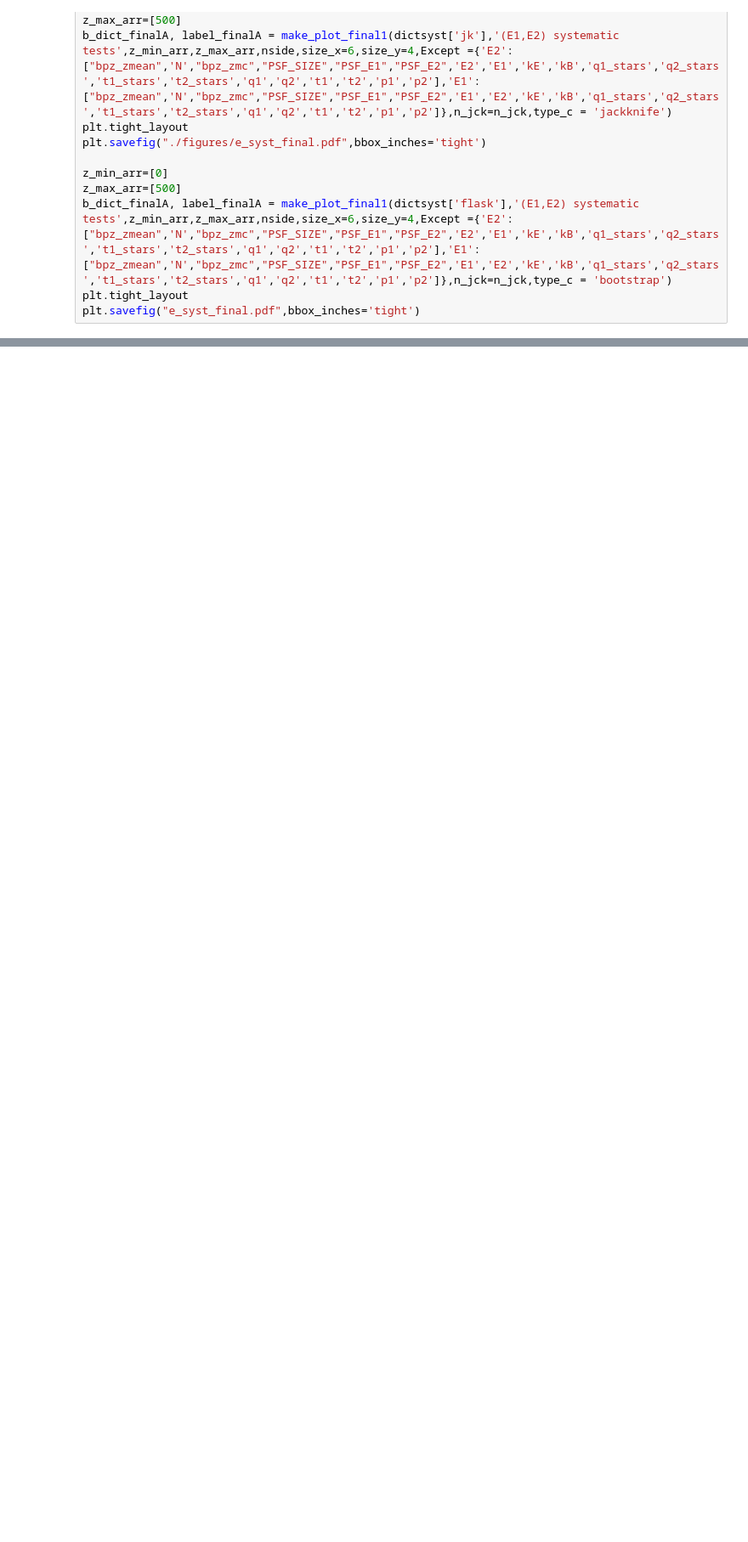
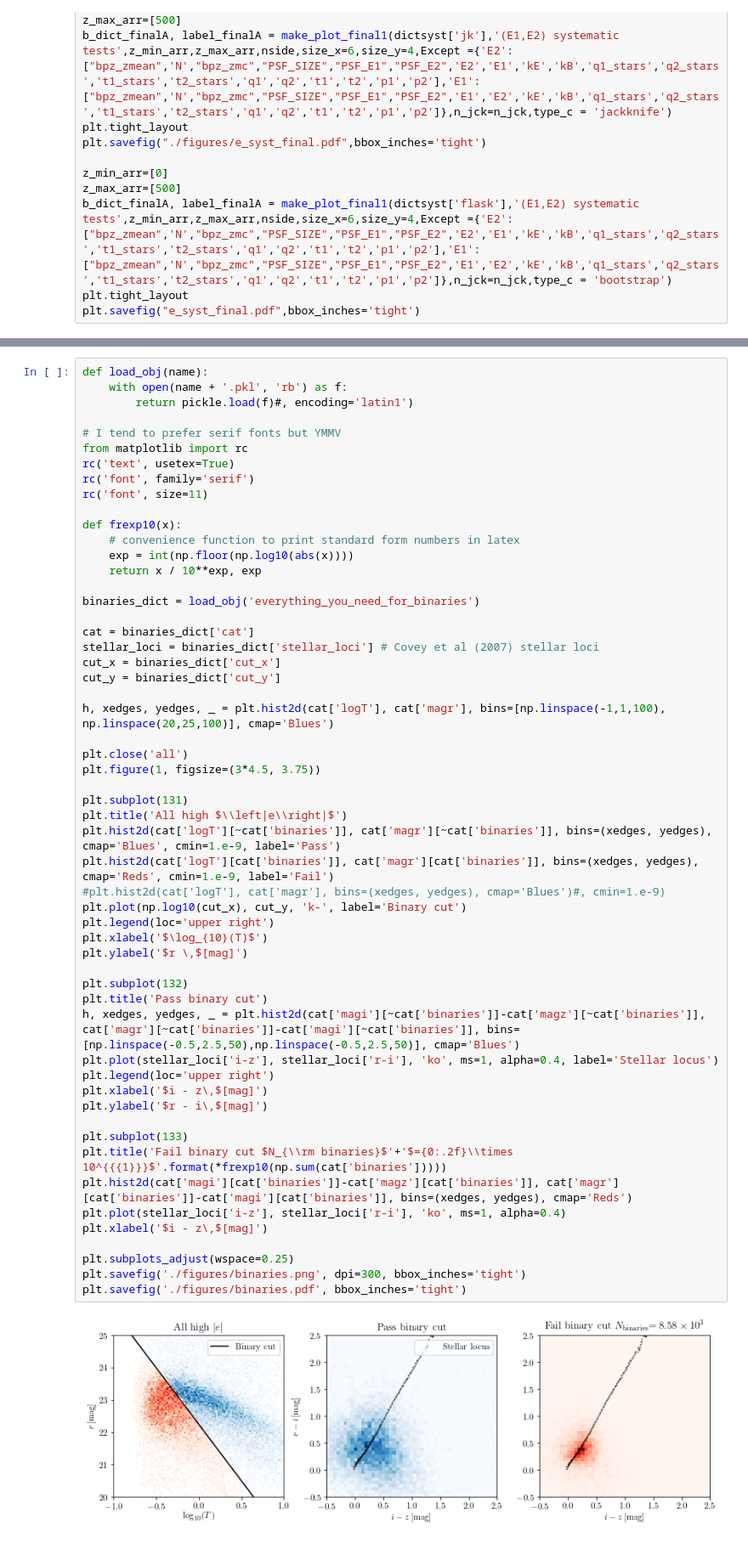
Before and after one commit to des-science/Y3_shearcat_tests, a Jupyter notebook: final_plots_paper/All_the_plots.ipynb, the cells around one changed output, grey strips where cells are left out. Shown: that part at 85% size. Cells and saved outputs as stored; diff of their text form; blank space fills up the shorter version.

Commit message:
added binaries

```diff
--- a/final_plots_paper/All_the_plots.ipynb
+++ b/final_plots_paper/All_the_plots.ipynb
@@ -557,0 +556,57 @@ plt.savefig("e_syst_final.pdf",bbox_inches='tight')
+# %%
+def load_obj(name):
+    with open(name + '.pkl', 'rb') as f:
+        return pickle.load(f)#, encoding='latin1')
+
+# I tend to prefer serif fonts but YMMV
+from matplotlib import rc
+rc('text', usetex=True)
+rc('font', family='serif')
+rc('font', size=11)
+
+def frexp10(x):
+    # convenience function to print standard form numbers in latex
+    exp = int(np.floor(np.log10(abs(x))))
+    return x / 10**exp, exp
+
+binaries_dict = load_obj('everything_you_need_for_binaries')
+
+cat = binaries_dict['cat']
+stellar_loci = binaries_dict['stellar_loci'] # Covey et al (2007) stellar loci
+cut_x = binaries_dict['cut_x']
+cut_y = binaries_dict['cut_y']
+
+h, xedges, yedges, _ = plt.hist2d(cat['logT'], cat['magr'], bins=[np.linspace(-1,1,100), np.linspace(20,25,100)], cmap='Blues')
+
+plt.close('all')
+plt.figure(1, figsize=(3*4.5, 3.75))
+
+plt.subplot(131)
+plt.title('All high $\\left|e\\right|$')
+plt.hist2d(cat['logT'][~cat['binaries']], cat['magr'][~cat['binaries']], bins=(xedges, yedges), cmap='Blues', cmin=1.e-9, label='Pass')
+plt.hist2d(cat['logT'][cat['binaries']], cat['magr'][cat['binaries']], bins=(xedges, yedges), cmap='Reds', cmin=1.e-9, label='Fail')
+#plt.hist2d(cat['logT'], cat['magr'], bins=(xedges, yedges), cmap='Blues')#, cmin=1.e-9)
+plt.plot(np.log10(cut_x), cut_y, 'k-', label='Binary cut')
+plt.legend(loc='upper right')
+plt.xlabel('$\log_{10}(T)$')
+plt.ylabel('$r \,$[mag]')
+
+plt.subplot(132)
+plt.title('Pass binary cut')
+h, xedges, yedges, _ = plt.hist2d(cat['magi'][~cat['binaries']]-cat['magz'][~cat['binaries']], cat['magr'][~cat['binaries']]-cat['magi'][~cat['binaries']], bins=[np.linspace(-0.5,2.5,50),np.linspace(-0.5,2.5,50)], cmap='Blues')
+plt.plot(stellar_loci['i-z'], stellar_loci['r-i'], 'ko', ms=1, alpha=0.4, label='Stellar locus')
+plt.legend(loc='upper right')
+plt.xlabel('$i - z\,$[mag]')
+plt.ylabel('$r - i\,$[mag]')
+
+plt.subplot(133)
+plt.title('Fail binary cut $N_{\\rm binaries}$'+'$={0:.2f}\\times 10^{{{1}}}$'.format(*frexp10(np.sum(cat['binaries']))))
+plt.hist2d(cat['magi'][cat['binaries']]-cat['magz'][cat['binaries']], cat['magr'][cat['binaries']]-cat['magi'][cat['binaries']], bins=(xedges, yedges), cmap='Reds')
+plt.plot(stellar_loci['i-z'], stellar_loci['r-i'], 'ko', ms=1, alpha=0.4)
+plt.xlabel('$i - z\,$[mag]')
+
+plt.subplots_adjust(wspace=0.25)
+plt.savefig('./figures/binaries.png', dpi=300, bbox_inches='tight')
+plt.savefig('./figures/binaries.pdf', bbox_inches='tight')
+# %% [output]
+[figure, added]
```
Also changed, not shown: parts of 5 cells of this notebook, 9 other files.
